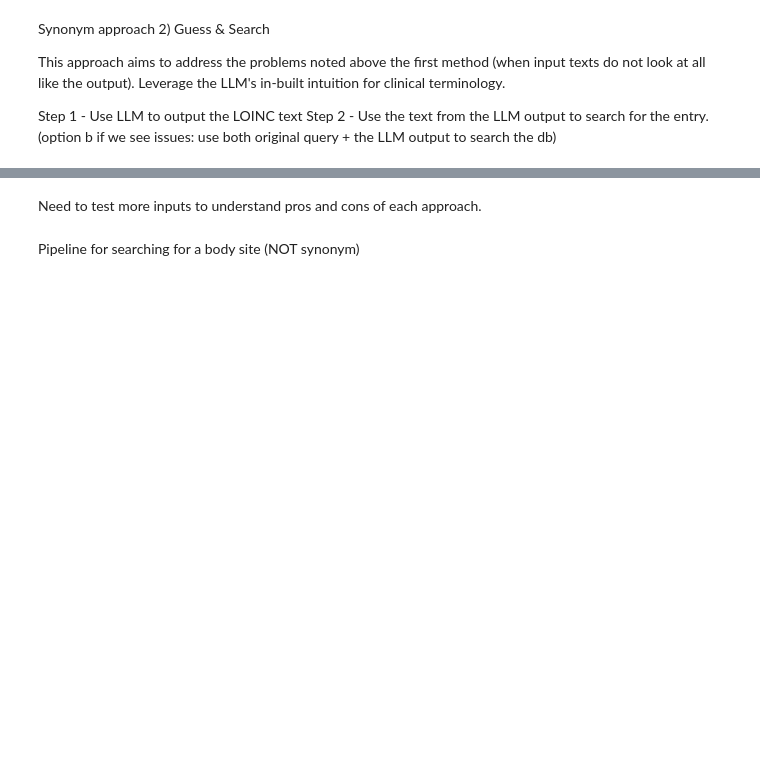
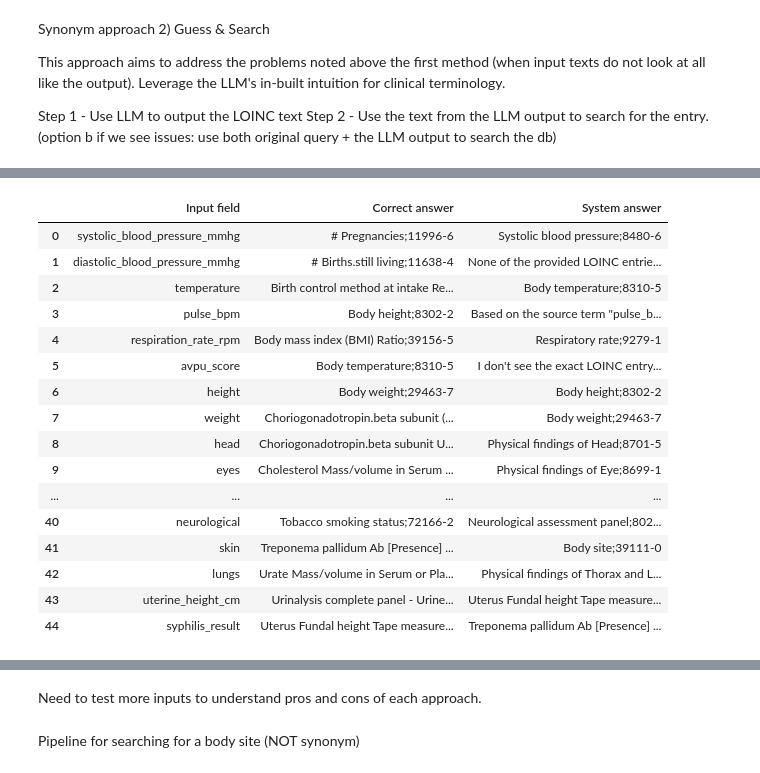
Before and after one commit to OpenFn/apollo, a Jupyter notebook: services/vocab_mapper/vocab_mapping_pipeline.ipynb, the cells around one changed output, grey strips where cells are left out. Drawn from its saved outputs; the diff is of its cells as text; code cells hidden in the pictures; blank space fills up the shorter version.

Commit message:
consolidate three tested vocab mapping methods and create clearer testing notebook

```diff
--- a/services/vocab_mapper/vocab_mapping_pipeline.ipynb
+++ b/services/vocab_mapper/vocab_mapping_pipeline.ipynb
@@ -229,0 +351,20 @@ LLM guess for the CT: Malaria rapid diagnostic test
+# %%
+results_df
+# %% [output]
+|  | Input field | Correct answer | System answer |
+| 0 | systolic_blood_pressure_mmhg | # Pregnancies;11996-6 | Systolic blood pressure;8480-6 |
+| 1 | diastolic_blood_pressure_mmhg | # Births.still living;11638-4 | None of the provided LOINC entrie... |
+| 2 | temperature | Birth control method at intake Re... | Body temperature;8310-5 |
+| 3 | pulse_bpm | Body height;8302-2 | Based on the source term "pulse_b... |
+| 4 | respiration_rate_rpm | Body mass index (BMI) Ratio;39156-5 | Respiratory rate;9279-1 |
+| 5 | avpu_score | Body temperature;8310-5 | I don't see the exact LOINC entry... |
+| 6 | height | Body weight;29463-7 | Body height;8302-2 |
+| 7 | weight | Choriogonadotropin.beta subunit (... | Body weight;29463-7 |
+| 8 | head | Choriogonadotropin.beta subunit U... | Physical findings of Head;8701-5 |
+| 9 | eyes | Cholesterol Mass/volume in Serum ... | Physical findings of Eye;8699-1 |
+| ... | ... | ... | ... |
+| 40 | neurological | Tobacco smoking status;72166-2 | Neurological assessment panel;802... |
+| 41 | skin | Treponema pallidum Ab [Presence] ... | Body site;39111-0 |
+| 42 | lungs | Urate Mass/volume in Serum or Pla... | Physical findings of Thorax and L... |
+| 43 | uterine_height_cm | Urinalysis complete panel - Urine... | Uterus Fundal height Tape measure... |
+| 44 | syphilis_result | Uterus Fundal height Tape measure... | Treponema pallidum Ab [Presence] ... |
```
Also changed, not shown: parts of 42 cells of this notebook, 1 other file.
